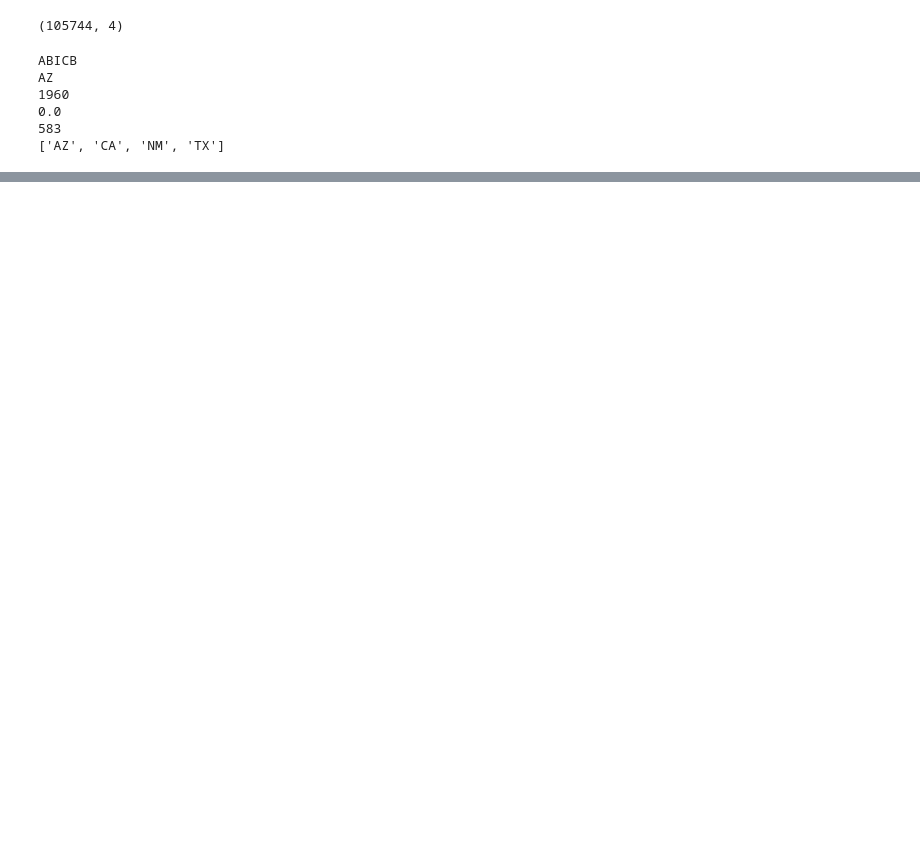
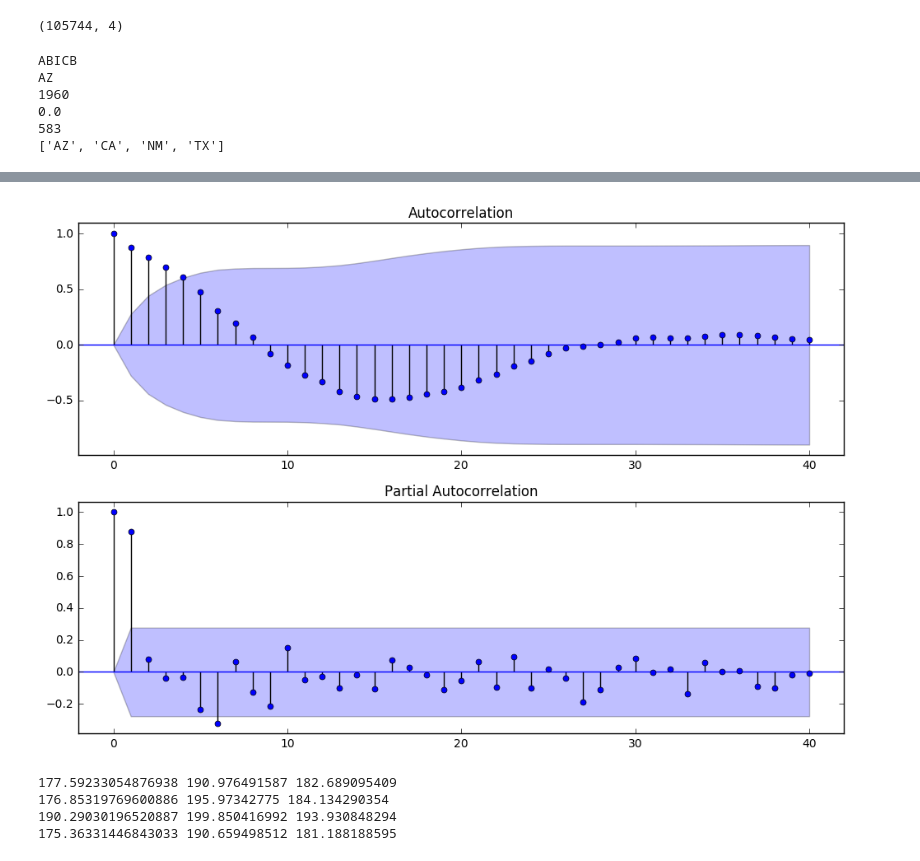
Before and after one commit to beihangwenbin/Energy-profile, a Jupyter notebook: Untitled.ipynb, the cells around one changed output, grey strips where cells are left out. Drawn from its saved outputs; the diff is of its cells as text; code cells hidden in the pictures; blank space fills up the shorter version.

```diff
--- a/Untitled.ipynb
+++ b/Untitled.ipynb
@@ -273,0 +393,22 @@ plt.show()
+# %%
+fig = plt.figure(figsize=(12,8))
+ax1=fig.add_subplot(211)
+fig = sm.graphics.tsa.plot_acf(dta,lags=40,ax=ax1)
+ax2 = fig.add_subplot(212)
+fig = sm.graphics.tsa.plot_pacf(dta,lags=40,ax=ax2)
+# %% [output]
+[figure, added]
+# %%
+arma_mod1 = sm.tsa.ARMA(dta,(5,0)).fit()
+print(arma_mod1.aic,arma_mod1.bic,arma_mod1.hqic)
+arma_mod2 = sm.tsa.ARMA(dta,(5,3)).fit()
+print(arma_mod2.aic,arma_mod2.bic,arma_mod2.hqic)
+arma_mod3 = sm.tsa.ARMA(dta,(0,3)).fit()
+print(arma_mod3.aic,arma_mod3.bic,arma_mod3.hqic)
+arma_mod4 = sm.tsa.ARMA(dta,(6,0)).fit()
+print(arma_mod4.aic,arma_mod4.bic,arma_mod4.hqic)
+# %% [output]
+177.59233054876938 190.976491587 182.689095409
+176.85319769600886 195.97342775 184.134290354
+190.29030196520887 199.850416992 193.930848294
+175.36331446843033 190.659498512 181.188188595
```
Also changed, not shown: parts of 40 cells of this notebook, 4 other files.
